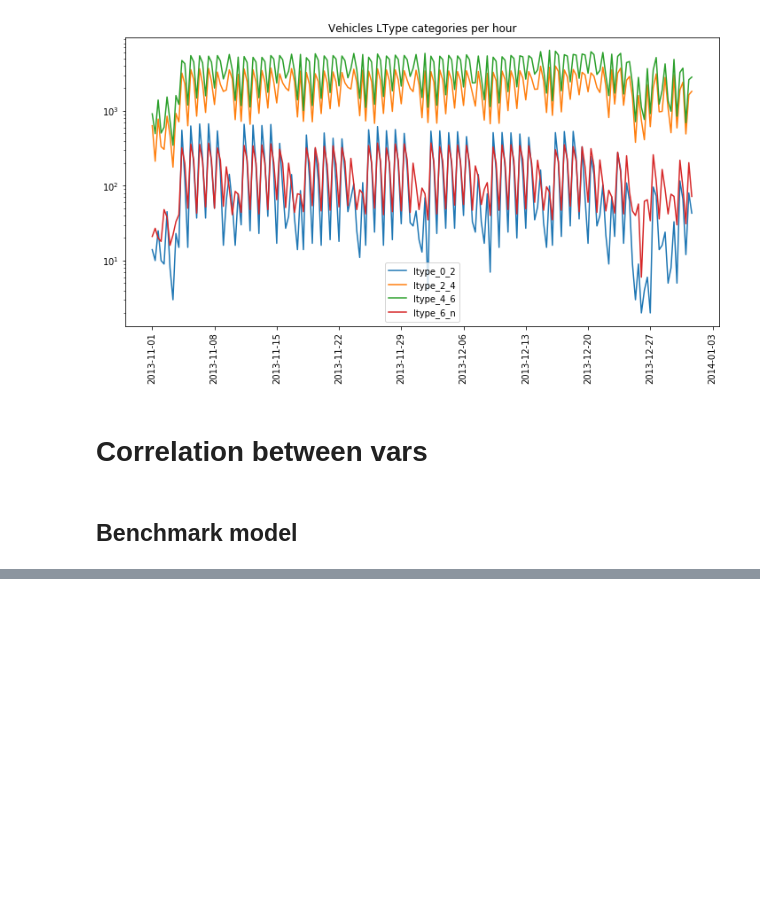
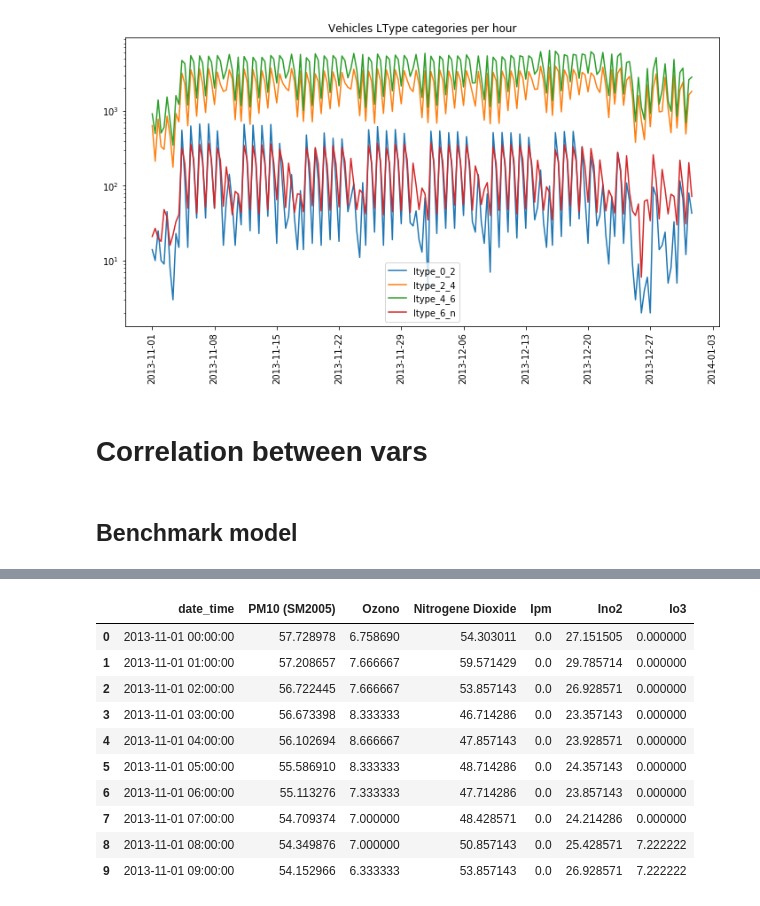
Before and after one commit to nickmancol/airquality-nickman, a Jupyter notebook: AirQuality.ipynb, the cells around one changed output, grey strips where cells are left out. Saved outputs shown, nothing was run; the diff lists cells and outputs as text; code cells hidden in the pictures; blank space fills up the shorter version.

```diff
--- a/AirQuality.ipynb
+++ b/AirQuality.ipynb
@@ -482,0 +429,6 @@ merged.head()
+# %%
+def calc_INO2(df, vrif=200):
+    df['Ino2'] = df['Nitrogene Dioxide']*100/vrif
+    return df
+# %%
+df_ipm = calc_INO2(df_ipm)
@@ -482,0 +444,27 @@ merged.head()
+# %%
+def calc_IO3(df_src, vrif=120):
+    df = pd.DataFrame(df_src)
+    df['Io3'] = np.zeros(len(df))
+    date_range = pd.date_range(min(df['date_time']), max(df['date_time']), freq='1H')
+    for d in date_range:
+        init_date = d - pd.to_timedelta(8, unit='H')
+        if init_date in date_range:
+            val = max(df.loc[(df['date_time'] >= init_date) & (df['date_time'] < d), 'Ozono'])
+            df.loc[df['date_time'] == d, 'Io3'] = val*100/vrif
+    return df
+# %%
+df_ipm = calc_IO3(df_ipm)
+# %%
+df_ipm.head(10)
+# %% [output]
+|  | date_time | PM10 (SM2005) | Ozono | Nitrogene Dioxide | Ipm | Ino2 | Io3 |
+| 0 | 2013-11-01 00:00:00 | 57.728978 | 6.758690 | 54.303011 | 0.0 | 27.151505 | 0.000000 |
+| 1 | 2013-11-01 01:00:00 | 57.208657 | 7.666667 | 59.571429 | 0.0 | 29.785714 | 0.000000 |
+| 2 | 2013-11-01 02:00:00 | 56.722445 | 7.666667 | 53.857143 | 0.0 | 26.928571 | 0.000000 |
+| 3 | 2013-11-01 03:00:00 | 56.673398 | 8.333333 | 46.714286 | 0.0 | 23.357143 | 0.000000 |
+| 4 | 2013-11-01 04:00:00 | 56.102694 | 8.666667 | 47.857143 | 0.0 | 23.928571 | 0.000000 |
+| 5 | 2013-11-01 05:00:00 | 55.586910 | 8.333333 | 48.714286 | 0.0 | 24.357143 | 0.000000 |
+| 6 | 2013-11-01 06:00:00 | 55.113276 | 7.333333 | 47.714286 | 0.0 | 23.857143 | 0.000000 |
+| 7 | 2013-11-01 07:00:00 | 54.709374 | 7.000000 | 48.428571 | 0.0 | 24.214286 | 0.000000 |
+| 8 | 2013-11-01 08:00:00 | 54.349876 | 7.000000 | 50.857143 | 0.0 | 25.428571 | 7.222222 |
+| 9 | 2013-11-01 09:00:00 | 54.152966 | 6.333333 | 53.857143 | 0.0 | 26.928571 | 7.222222 |
```
Also changed, not shown: parts of 33 cells of this notebook.
